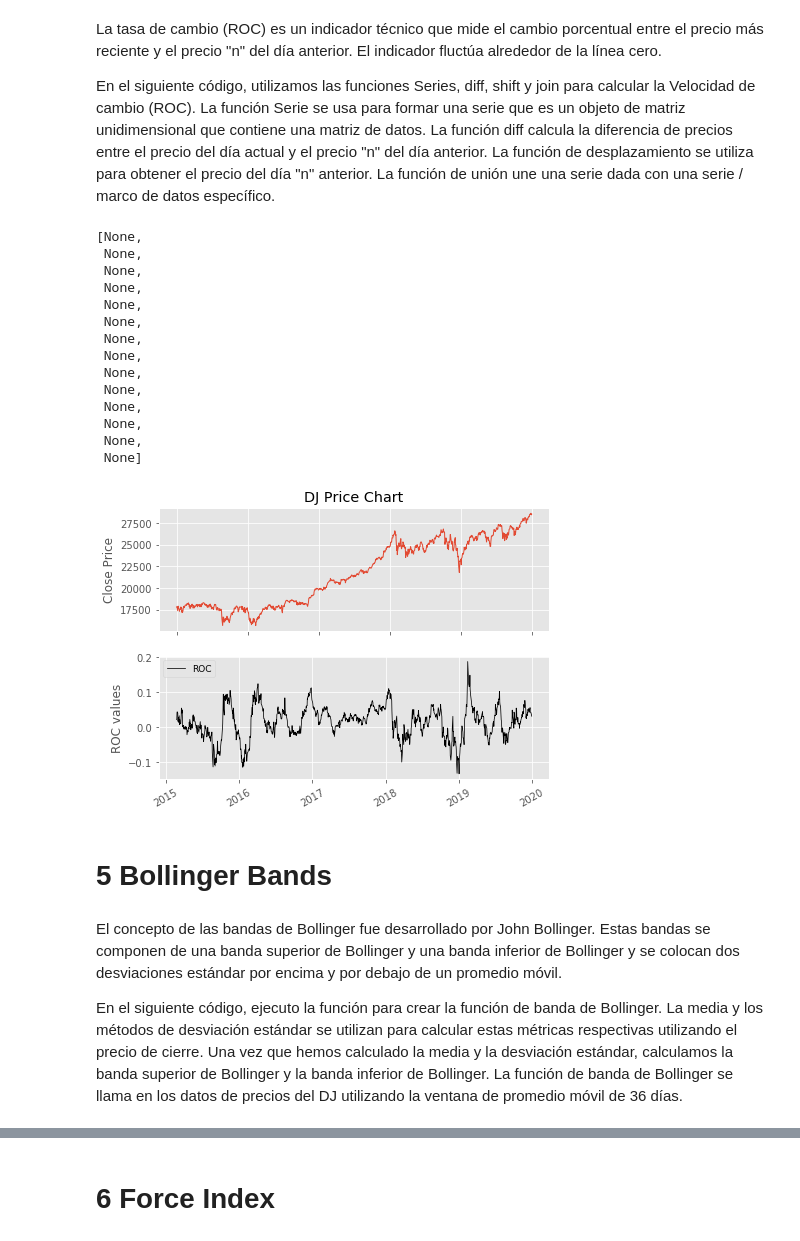
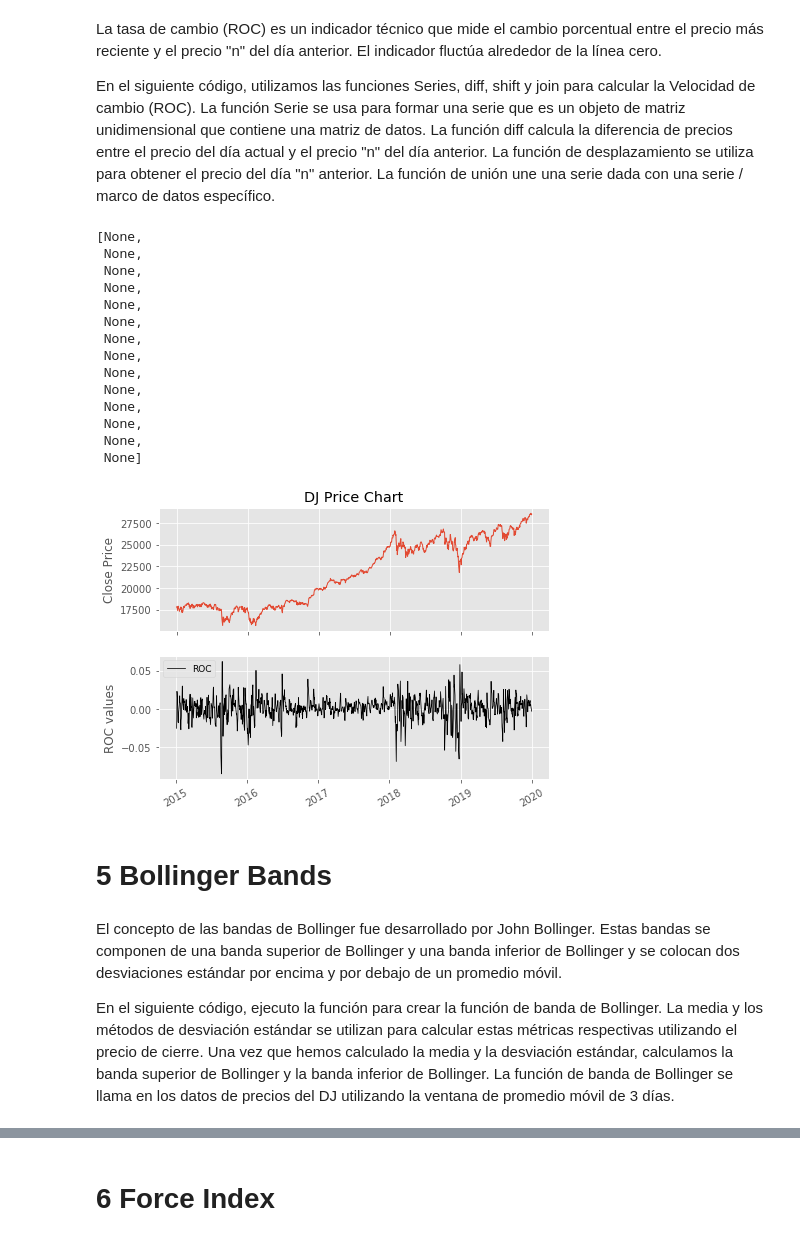
Before and after one commit to Luismoal/TFM-UNIR, a Jupyter notebook: Bolsa/REDFINAL_2.ipynb, the cells around one changed output, grey strips where cells are left out. Cells and saved outputs as stored; diff of their text form; code cells hidden in the pictures.

```diff
--- a/Bolsa/REDFINAL_2.ipynb
+++ b/Bolsa/REDFINAL_2.ipynb
@@ -118,8 +120,8 @@ train_df.tail()
 Nuevas features para entrenar el modelo aplicadas a los datos de train
 # %%
 Aux=train_df.copy()
-Aux['h_o'] = (Aux['High'] - Aux['Close'])/Aux['Close'] *100 #porcentaje máximo de ganancia en el día respecto al cierre
-Aux['pct_chng'] = (Aux['Close'] - Aux['Open'])/Aux['Open'] *100 #porcentaje de variación diaria
+Aux['h_o'] = (Aux['High'] - Aux['Close'])/Aux['Close']  #porcentaje máximo de ganancia en el día respecto al cierre
+Aux['pct_chng'] = (Aux['Close'] - Aux['Open'])/Aux['Open'] #porcentaje de variación diaria
 train_df = Aux[['High','Low','Open','Volume','Adj Close','h_o','pct_chng']]
 #df = A[['Close','pct_chng']]
 train_df.tail()
@@ -155,8 +157,8 @@ def CCI(data, ndays):
 
 
 
-# Calculo el Commodity Channel Index(CCI) para DJ basándome en la Moving average de 36 días
-n = 36
+# Calculo el Commodity Channel Index(CCI) para DJ basándome en la Moving average de 3 días
+n = 3
 DJ_CCI = CCI(train_df, n)
 CCIAux = DJ_CCI['CCI']
 train_df['CCI']=DJ_CCI['CCI']
@@ -211,8 +213,8 @@ def EVM(data, ndays):
  return data
 
 
-# Calculo Ease of Movement for DJ en 36 días
-n = 36
+# Calculo Ease of Movement for DJ en 3 días
+n = 3
 DJ_EVM = EVM(train_df, n)
 EVMAux = DJ_EVM['EVM']
 train_df['EVM']=DJ_EVM['EVM']
@@ -227,7 +229,7 @@ plt.title('DJ Price Chart')
 plt.ylabel('Close Price')
 plt.grid(True)
 bx = fig.add_subplot(2, 1, 2)
-plt.plot(EVMAux,'k',lw=0.75,linestyle='-',label='EVM(36)')
+plt.plot(EVMAux,'k',lw=0.75,linestyle='-',label='EVM(3)')
 plt.legend(loc=2,prop={'size':9})
 plt.ylabel('EVM values')
 plt.grid(True)
@@ -329,48 +331,48 @@ def ROC(data,n):
 
 
 
-# Selecciono un periodo de 36
-n = 36
+# Selecciono un periodo de 3
+n = 3
 DJ_ROC = ROC(train_df,n)
 ROCAux = DJ_ROC['Rate of Change']
 train_df['ROC']=DJ_ROC['Rate of Change']
 
 # Plotting the Price Series chart and the Ease Of Movement below
 fig = plt.figure(figsize=(7,5))
 ax = fig.add_subplot(2, 1, 1)
 ax.set_xticklabels([])
 plt.plot(train_df['Adj Close'],lw=1)
 plt.title('DJ Price Chart')
 plt.ylabel('Close Price')
 plt.grid(True)
 bx = fig.add_subplot(2, 1, 2)
 plt.plot(ROCAux,'k',lw=0.75,linestyle='-',label='ROC')
 plt.legend(loc=2,prop={'size':9})
 plt.ylabel('ROC values')
 plt.grid(True)
 plt.setp(plt.gca().get_xticklabels(), rotation=30)
 # %% [output]
 [None,
  None,
  None,
  None,
  None,
  None,
  None,
  None,
  None,
  None,
  None,
  None,
  None,
  None]
-[figure, old version]
+[figure, new version]
 # %% [markdown]
 # 5 Bollinger Bands
 # %% [markdown]
 El concepto de las bandas de Bollinger fue desarrollado por John Bollinger. Estas bandas se componen de una banda superior de Bollinger y una banda inferior de Bollinger y se colocan dos desviaciones estándar por encima y por debajo de un promedio móvil.
 
-En el siguiente código, ejecuto la función para crear la función de banda de Bollinger. La media y los métodos de desviación estándar se utilizan para calcular estas métricas respectivas utilizando el precio de cierre. Una vez que hemos calculado la media y la desviación estándar, calculamos la banda superior de Bollinger y la banda inferior de Bollinger. La función de banda de Bollinger se llama en los datos de precios del DJ utilizando la ventana de promedio móvil de 36 días.
+En el siguiente código, ejecuto la función para crear la función de banda de Bollinger. La media y los métodos de desviación estándar se utilizan para calcular estas métricas respectivas utilizando el precio de cierre. Una vez que hemos calculado la media y la desviación estándar, calculamos la banda superior de Bollinger y la banda inferior de Bollinger. La función de banda de Bollinger se llama en los datos de precios del DJ utilizando la ventana de promedio móvil de 3 días.
 # %%
 # Compute the Bollinger Bands
 def BBANDS(data, window=n):
```
Also changed, not shown: parts of 40 cells of this notebook, 7 other files.
